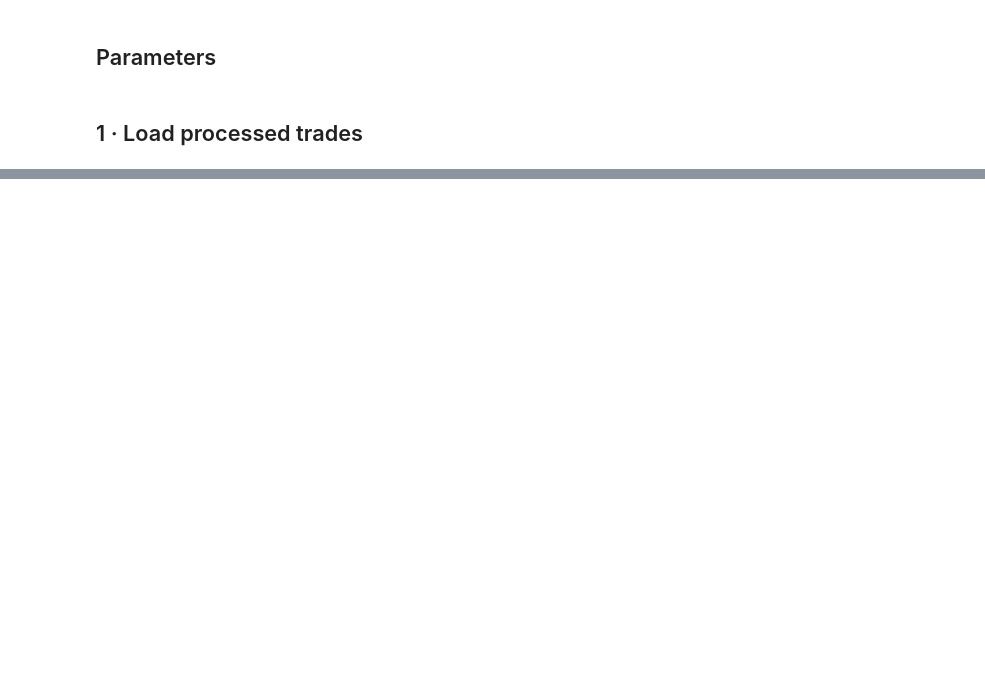
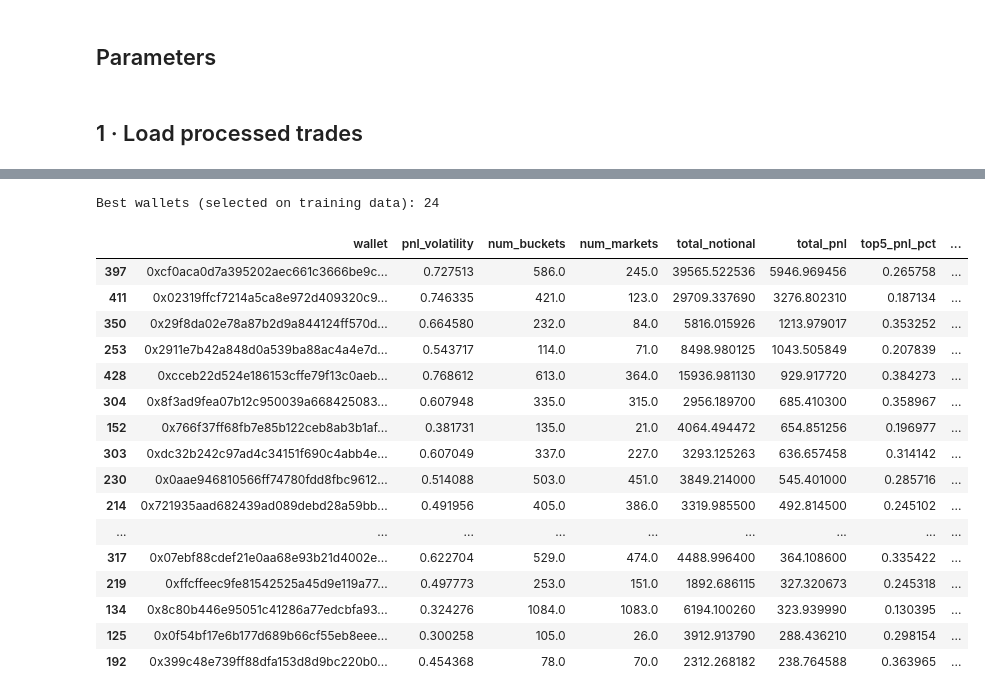
Before and after one commit to vobornij/polymarket, a Jupyter notebook: notebooks/profitable_wallet_analysis.ipynb, the cells around one changed output, grey strips where cells are left out. Cells and saved outputs as stored; diff of their text form; code cells hidden in the pictures; blank space fills up the shorter version.

```diff
--- a/notebooks/profitable_wallet_analysis.ipynb
+++ b/notebooks/profitable_wallet_analysis.ipynb
@@ -106,24 +185,8 @@ def scaled_weighted_pnl_volatility(buckets: pd.DataFrame) -> float:
 # %%
-# ── Step 1: aggregate fills → timestamp buckets per wallet ───────────────────
-df["notional"] = df.apply(
-    lambda r: r["trade_value_usdc"] if r["side"] == "BUY" else r['size'] * (1-r["price"]),
-    axis=1
-)
+# ── compute metrics on training slice ────────────────────────────────────────
+df_train = df[df["is_train"]]
+wallet_vol_train, buckets_train = compute_wallet_metrics(df_train)
+wallet_vol_train = wallet_vol_train.sort_values("pnl_volatility").reset_index(drop=True)
 
-# floor to the nearest 5 minutes
-df["dt_floored"] = df["dt"].dt.floor("5T")
-
-buckets = (
-    df.groupby(["wallet", "dt_floored", "condition_id"], sort=False)
-    .agg(
-        notional=("notional", "sum"),
-        pnl=("pnl", "sum"),
-    )
-    .reset_index()
-)
-
-# drop buckets with zero notional (e.g. dust / zero-cost trades)
-buckets = buckets[buckets["notional"] > 0].copy()
-
-print(f"Timestamp buckets: {len(buckets):,}  across {buckets['wallet'].nunique():,} wallets.")
-buckets.head(5)
+print(f"Training timestamp buckets: {len(buckets_train):,}  across {buckets_train['wallet'].nunique():,} wallets.")
+buckets_train.head(5)
@@ -209,12 +300,32 @@ len(wallet_vol[(wallet_vol['num_buckets'] >= 20) &
 # %%
+# ── Select best wallets based on training-period metrics ──────────────────────
 filtered_wallets = wallet_vol[
     (wallet_vol['num_buckets'] >= 20) &
-    (wallet_vol['num_buckets'] <= 300) &
+    # (wallet_vol['num_buckets'] <= 300) &
     (wallet_vol['top5_pnl_pct'] <= 0.4) &
     (wallet_vol['top_market_pnl_pct'] <= 0.5) &
-    (wallet_vol['return'] >= 0.1)
-].sort_values("pnl_volatility")
+    (wallet_vol['return'] >= 0.05) &
+    (wallet_vol['pnl_volatility'] <= 0.8)
+].sort_values("total_pnl", ascending=False)
 
-print(f"Filtered wallets: {len(filtered_wallets):}")
-
+print(f"Best wallets (selected on training data): {len(filtered_wallets):}")
 filtered_wallets.head(20)
+# %% [output]
+Best wallets (selected on training data): 24
+|  | wallet | pnl_volatility | num_buckets | num_markets | total_notional | total_pnl | top5_pnl_pct | ... |
+| 397 | 0xcf0aca0d7a395202aec661c3666be9c... | 0.727513 | 586.0 | 245.0 | 39565.522536 | 5946.969456 | 0.265758 | ... |
+| 411 | 0x02319ffcf7214a5ca8e972d409320c9... | 0.746335 | 421.0 | 123.0 | 29709.337690 | 3276.802310 | 0.187134 | ... |
+| 350 | 0x29f8da02e78a87b2d9a844124ff570d... | 0.664580 | 232.0 | 84.0 | 5816.015926 | 1213.979017 | 0.353252 | ... |
+| 253 | 0x2911e7b42a848d0a539ba88ac4a4e7d... | 0.543717 | 114.0 | 71.0 | 8498.980125 | 1043.505849 | 0.207839 | ... |
+| 428 | 0xcceb22d524e186153cffe79f13c0aeb... | 0.768612 | 613.0 | 364.0 | 15936.981130 | 929.917720 | 0.384273 | ... |
+| 304 | 0x8f3ad9fea07b12c950039a668425083... | 0.607948 | 335.0 | 315.0 | 2956.189700 | 685.410300 | 0.358967 | ... |
+| 152 | 0x766f37ff68fb7e85b122ceb8ab3b1af... | 0.381731 | 135.0 | 21.0 | 4064.494472 | 654.851256 | 0.196977 | ... |
+| 303 | 0xdc32b242c97ad4c34151f690c4abb4e... | 0.607049 | 337.0 | 227.0 | 3293.125263 | 636.657458 | 0.314142 | ... |
+| 230 | 0x0aae946810566ff74780fdd8fbc9612... | 0.514088 | 503.0 | 451.0 | 3849.214000 | 545.401000 | 0.285716 | ... |
+| 214 | 0x721935aad682439ad089debd28a59bb... | 0.491956 | 405.0 | 386.0 | 3319.985500 | 492.814500 | 0.245102 | ... |
+| ... | ... | ... | ... | ... | ... | ... | ... | ... |
+| 317 | 0x07ebf88cdef21e0aa68e93b21d4002e... | 0.622704 | 529.0 | 474.0 | 4488.996400 | 364.108600 | 0.335422 | ... |
+| 219 | 0xffcffeec9fe81542525a45d9e119a77... | 0.497773 | 253.0 | 151.0 | 1892.686115 | 327.320673 | 0.245318 | ... |
+| 134 | 0x8c80b446e95051c41286a77edcbfa93... | 0.324276 | 1084.0 | 1083.0 | 6194.100260 | 323.939990 | 0.130395 | ... |
+| 125 | 0x0f54bf17e6b177d689b66cf55eb8eee... | 0.300258 | 105.0 | 26.0 | 3912.913790 | 288.436210 | 0.298154 | ... |
+| 192 | 0x399c48e739ff88dfa153d8d9bc220b0... | 0.454368 | 78.0 | 70.0 | 2312.268182 | 238.764588 | 0.363965 | ... |
```
Also changed, not shown: parts of 34 cells of this notebook, 3 other files.
